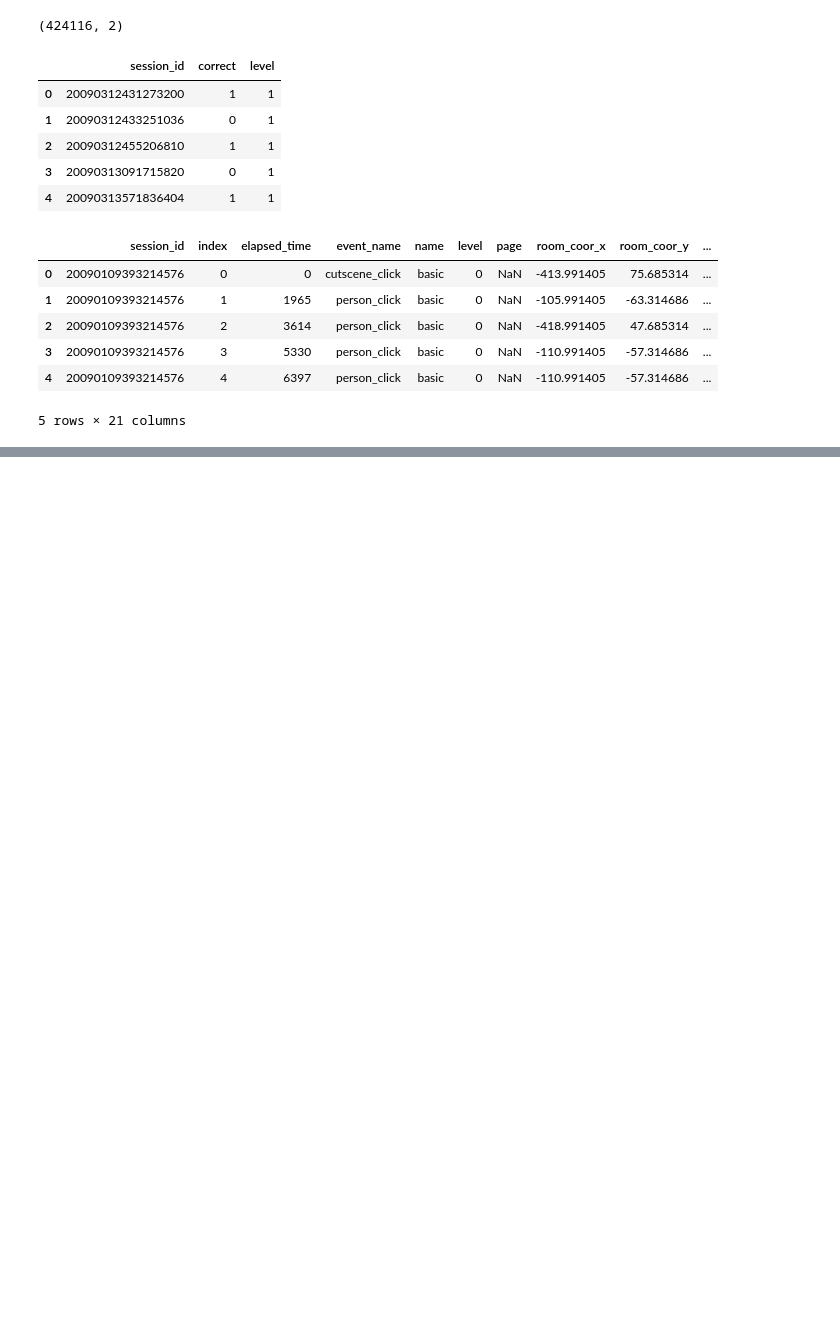
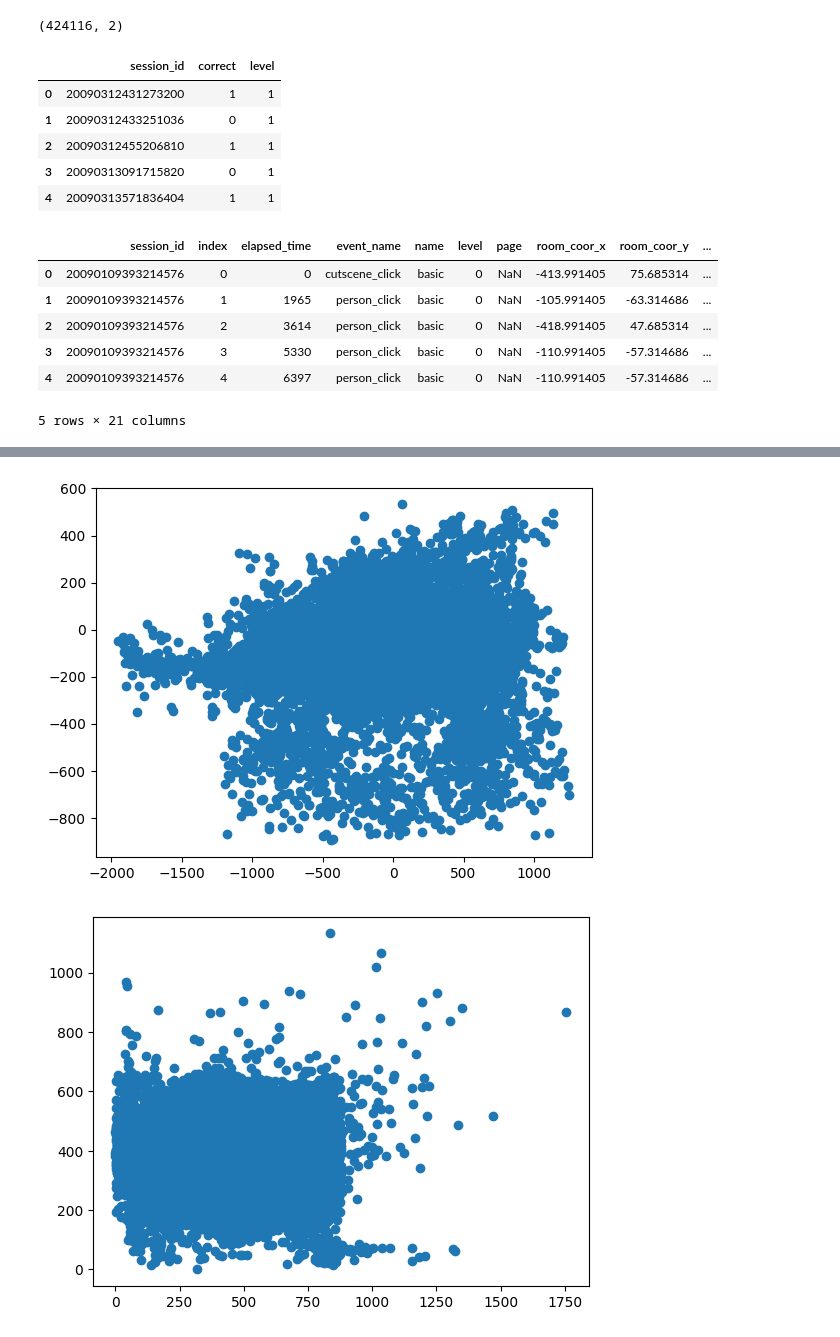
Before and after one commit to Sethmckbot/ML-Final-Project, a Jupyter notebook: MLfinal.ipynb, the cells around one changed output, grey strips where cells are left out. Saved outputs shown, nothing was run; the diff lists cells and outputs as text; code cells hidden in the pictures; blank space fills up the shorter version.

```diff
--- a/MLfinal.ipynb
+++ b/MLfinal.ipynb
@@ -87,3 +97,12 @@ shown = strain[cols].hist(figsize=(20,30), layout=(5,4))
+# %%
+plt.scatter(strain['room_coor_x'], strain['room_coor_y'])
+plt.show()
+
+plt.scatter(strain['screen_coor_x'], strain['screen_coor_y'])
+plt.show()
+# %% [output]
+[figure, added]
+[figure, added]
 # %%
 strain.isna().sum()
 # %% [output]
```
Also changed, not shown: parts of 7 cells of this notebook.
